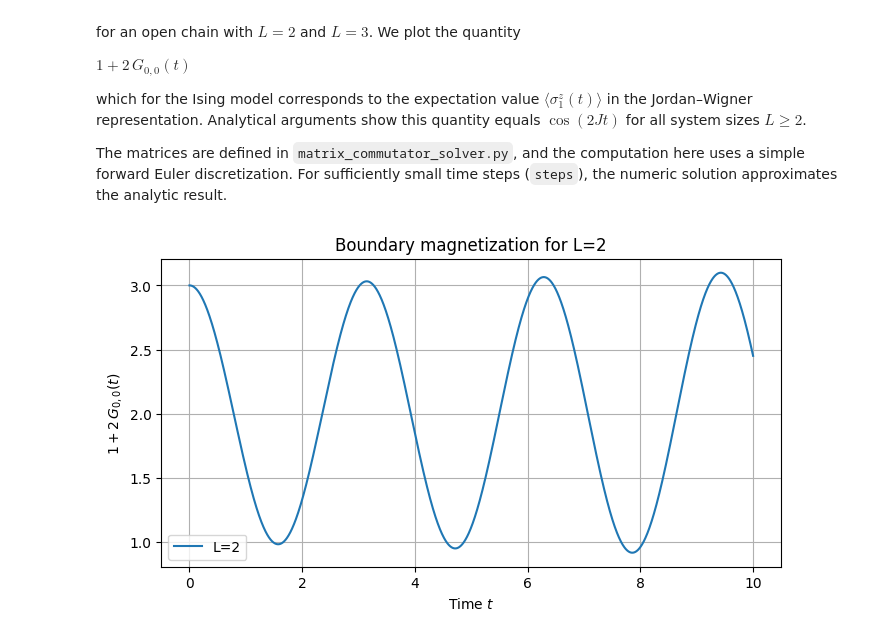
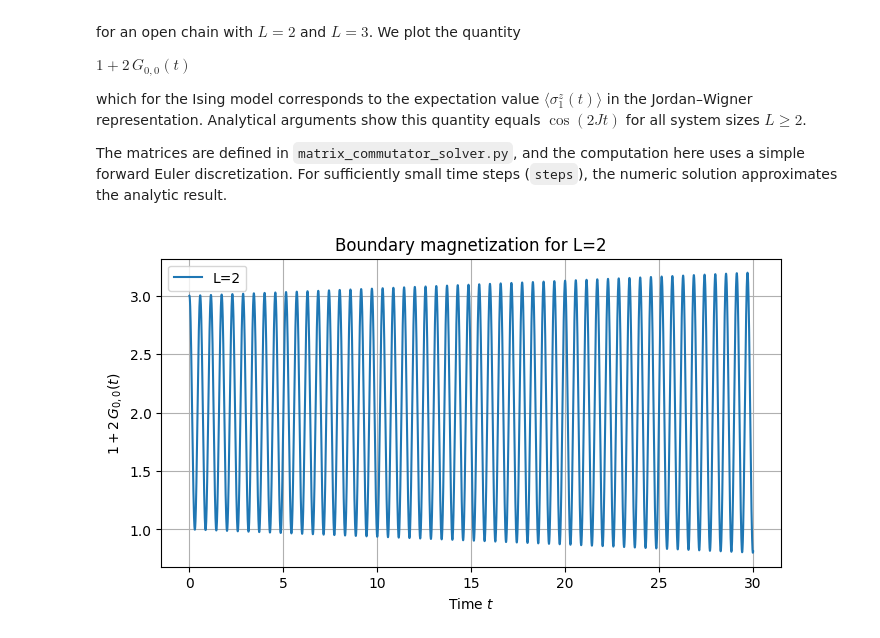
Before and after one commit to alonk-me/Quntum-measurment-model, a Jupyter notebook: free_fermion/run_simulations.ipynb, the cells around one changed output. Saved outputs shown, nothing was run; the diff lists cells and outputs as text; code cells hidden in the pictures.

```diff
--- a/free_fermion/run_simulations.ipynb
+++ b/free_fermion/run_simulations.ipynb
@@ -35,14 +35,14 @@ def run_and_plot(L, J=1.0, T=10.0, steps=2000):
     return times, values
 # %%
 # Simulation parameters
-J = 1.0
-T = 10.0
-steps = 2000
+J = 5.5
+T = 30.0
+steps = 300000
 
 # Run simulation for L=2
 times2, values2 = run_and_plot(L=2, J=J, T=T, steps=steps)
 # %% [output]
-[figure, old version]
+[figure, new version]
 # %%
 # Run simulation for L=3
 times3, values3 = run_and_plot(L=3, J=J, T=T, steps=steps)
```
Also changed, not shown: parts of 5 cells of this notebook, 1 other file.
